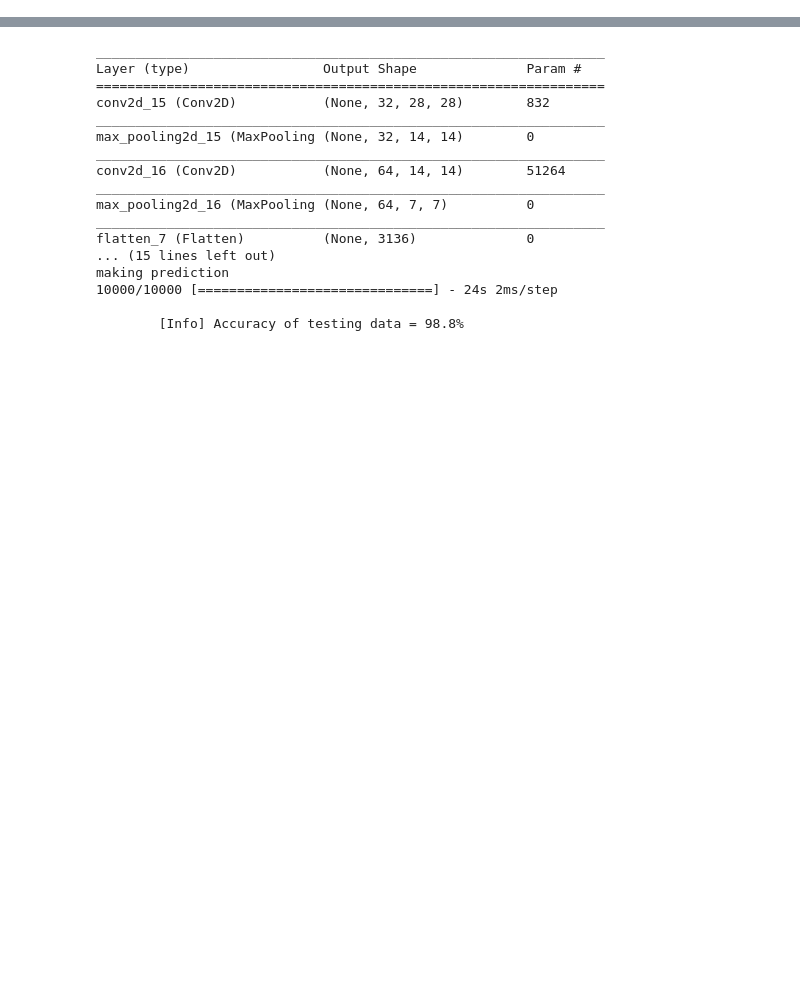
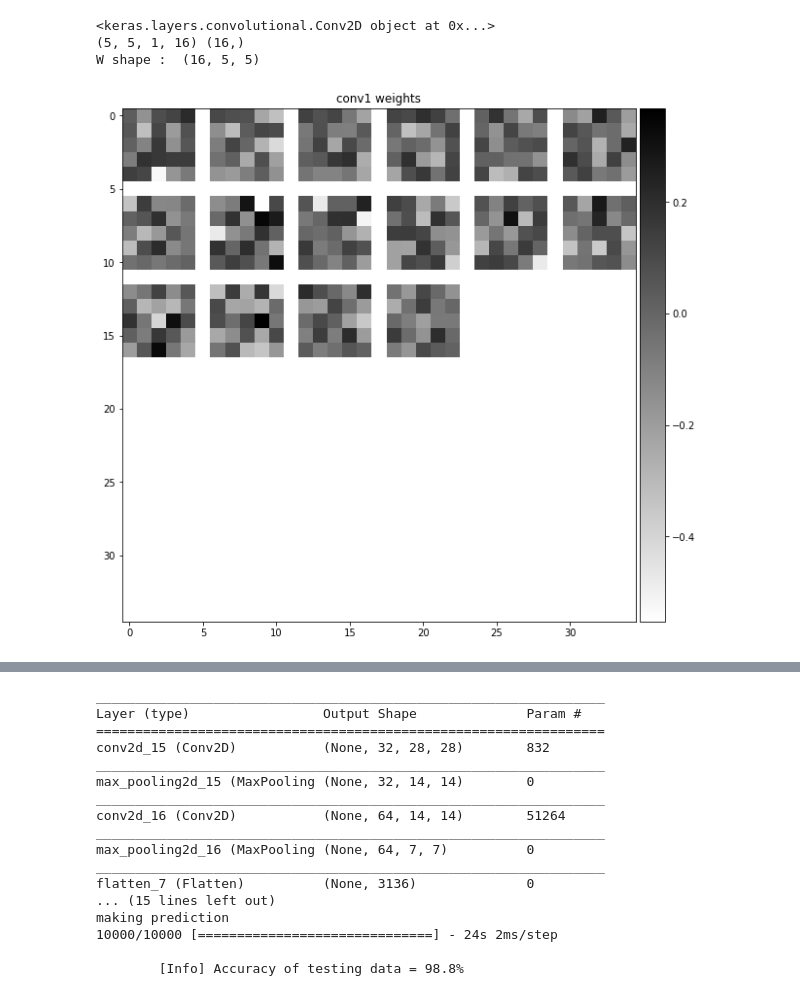
Before and after one commit to frankShih/face_classification_keras, a Jupyter notebook: CNN_MINST.ipynb, the cells around one changed output, grey strips where cells are left out. Drawn from its saved outputs; the diff is of its cells as text; code cells hidden in the pictures; blank space fills up the shorter version.

```diff
--- a/CNN_MINST.ipynb
+++ b/CNN_MINST.ipynb
@@ -191,0 +296,19 @@ label
+# %%
+# Visualize weights
+
+W = model.layers[0].get_weights()  #w&b
+print(model.layers[0])
+print(W[0].shape, W[1].shape)
+W = np.squeeze(W[0], axis=2).reshape(16, 5, 5)
+# W = np.transpose(np.squeeze(W[0], axis=2))
+xrange=range
+print("W shape : ", W.shape)
+
+pl.figure(figsize=(10, 10))
+pl.title('conv1 weights')
+nice_imshow(pl.gca(), make_mosaic(W, 6, 6), cmap=cm.binary)
+# %% [output]
+<keras.layers.convolutional.Conv2D object at 0x...>
+(5, 5, 1, 16) (16,)
+W shape :  (16, 5, 5)
+[figure, added]
```
Also changed, not shown: parts of 20 cells of this notebook, 1 other file.
